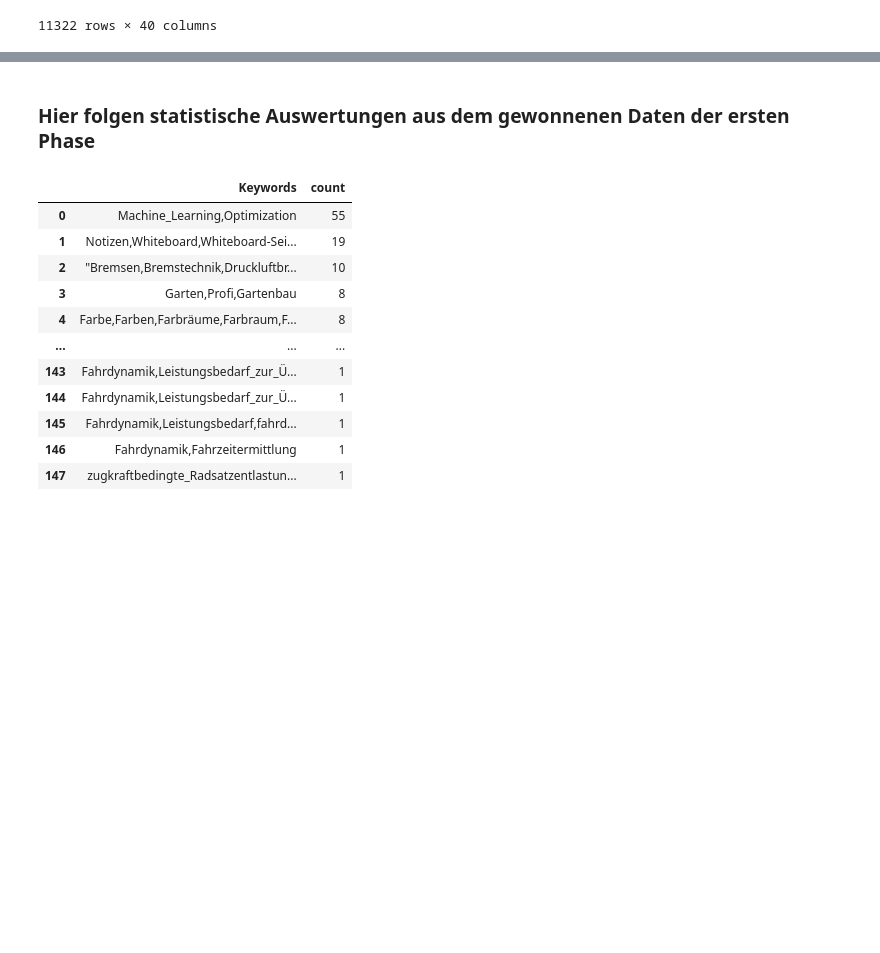
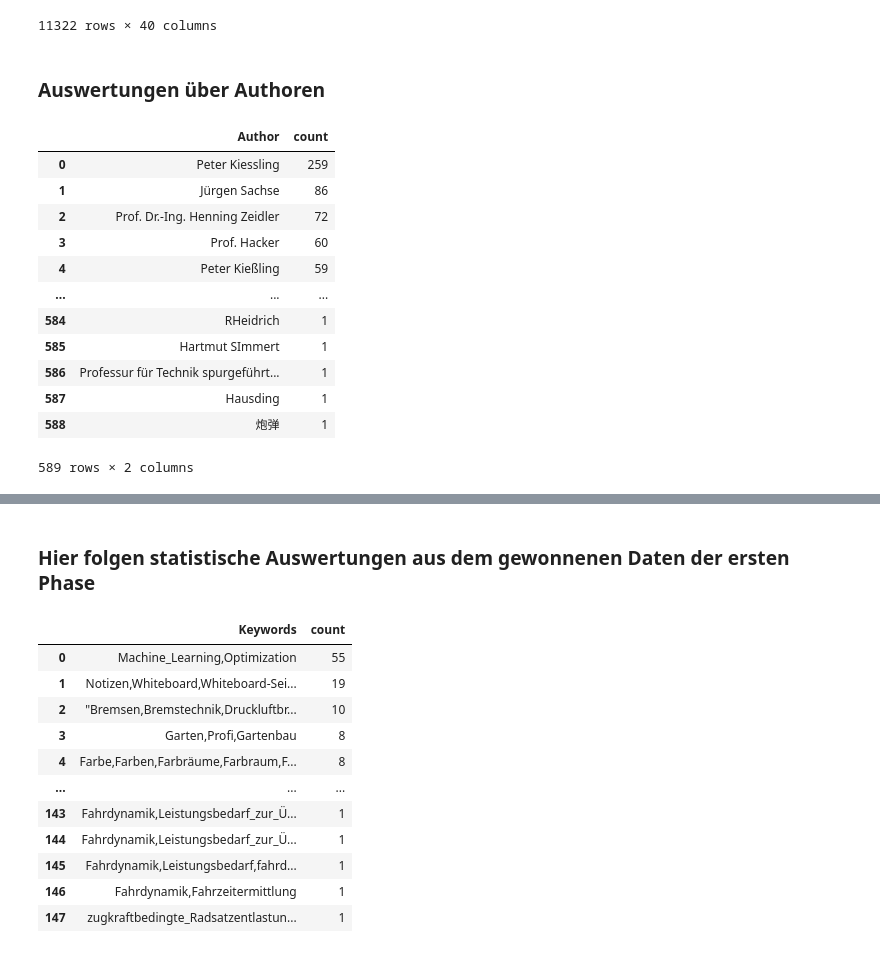
Before and after one commit to JojoThaumium/content-aggregation-on-OER-objects, a Jupyter notebook: notebooks/metaevaluation.ipynb, the cells around one changed output, grey strips where cells are left out. Drawn from its saved outputs; the diff is of its cells as text; code cells hidden in the pictures; blank space fills up the shorter version.

```diff
--- a/notebooks/metaevaluation.ipynb
+++ b/notebooks/metaevaluation.ipynb
@@ -29,3 +29,29 @@ fusion
 | 11320 | Cast-Filius Installation von Prog... | CC BY-NC 4.0 Int. | https://bildungsportal.sachsen.de... | NaN | NaN | NaN | NaN | NaN | NaN | ... |
 | 11321 | Cast-Filius Datei importieren dur... | CC BY-NC 4.0 Int. | https://bildungsportal.sachsen.de... | NaN | NaN | NaN | NaN | NaN | NaN | ... |
 11322 rows × 40 columns
+# %% [markdown]
+### Auswertungen über Authoren
+# %%
+#Aus Metadaten gelesen
+author_statistics = fusion.groupby(['Author'])["Author"]\
+                                       .count() \
+                                       .reset_index(name='count') \
+                                       .sort_values(['count'], ascending=False, ignore_index=True)
+
+
+author_statistics.to_csv("data/metaauswertungauthor.csv", index=False)
+author_statistics
+# %% [output]
+|  | Author | count |
+| 0 | Peter Kiessling | 259 |
+| 1 | Jürgen Sachse | 86 |
+| 2 | Prof. Dr.-Ing. Henning Zeidler | 72 |
+| 3 | Prof. Hacker | 60 |
+| 4 | Peter Kießling | 59 |
+| ... | ... | ... |
+| 584 | RHeidrich | 1 |
+| 585 | Hartmut SImmert | 1 |
+| 586 | Professur für Technik spurgeführt... | 1 |
+| 587 | Hausding | 1 |
+| 588 | 炮弹 | 1 |
+589 rows × 2 columns
```
Also changed, not shown: parts of 6 cells of this notebook.
